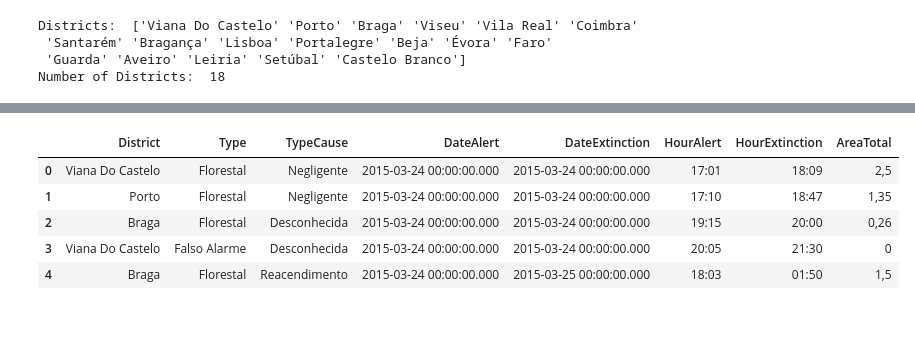
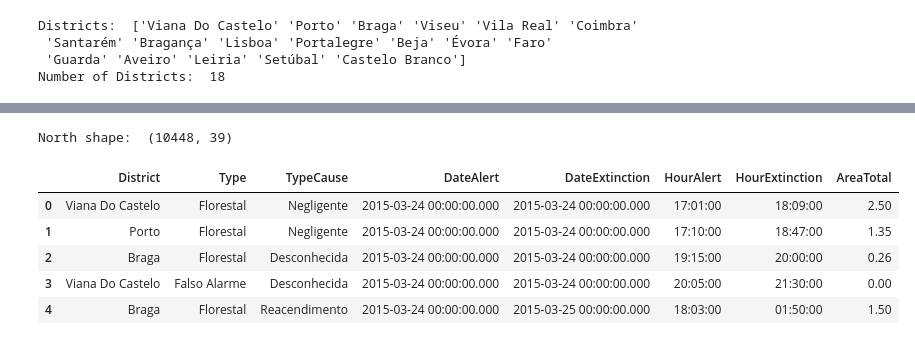
Before and after one commit to Sandokhan/mdse-stats, a Jupyter notebook: wildfire.ipynb, the cells around one changed output, grey strips where cells are left out. Drawn from its saved outputs; the diff is of its cells as text; code cells hidden in the pictures.

Commit message:
Start to fix and modeling dataset

```diff
--- a/wildfire.ipynb
+++ b/wildfire.ipynb
@@ -31,0 +28,6 @@ df.tail()
+# %%
+# Load and Read dataset
+df = pd.read_excel('datasets/wildfire.xlsx')
+
+#Checking dataset head
+df.head()
@@ -82,0 +106,4 @@ north.head()
+# %%
+df_stg = df.query("Distrito in @Northen")
+df_stg.reset_index(inplace=True)
+df_stg.head()
@@ -83,13 +118,19 @@ north.head()
+# %%
+# Inspecting stg shape
+print("North shape: ", df_stg.shape)
+# %% [output]
+North shape:  (10448, 39)
 # %%
+# Slicing Dataset
 columns = ['Distrito','Tipo', 'TipoCausa', 'DataAlerta','DataExtincao','HoraAlerta','HoraExtincao','AA_Total (pov+mato+agric) (ha)']
 names =  ['District','Type', 'TypeCause', 'DateAlert', 'DateExtinction', 'HourAlert', 'HourExtinction', 'AreaTotal']
-df_stg = north[columns].copy(deep=True)
-df_stg.columns = names
-df_stg.head()
+north = df_stg[columns].copy(deep=True)
+north.columns = names
+north.head()
 # %% [output]
 |  | District | Type | TypeCause | DateAlert | DateExtinction | HourAlert | HourExtinction | AreaTotal |
-| 0 | Viana Do Castelo | Florestal | Negligente | 2015-03-24 00:00:00.000 | 2015-03-24 00:00:00.000 | 17:01 | 18:09 | 2,5 |
-| 1 | Porto | Florestal | Negligente | 2015-03-24 00:00:00.000 | 2015-03-24 00:00:00.000 | 17:10 | 18:47 | 1,35 |
-| 2 | Braga | Florestal | Desconhecida | 2015-03-24 00:00:00.000 | 2015-03-24 00:00:00.000 | 19:15 | 20:00 | 0,26 |
-| 3 | Viana Do Castelo | Falso Alarme | Desconhecida | 2015-03-24 00:00:00.000 | 2015-03-24 00:00:00.000 | 20:05 | 21:30 | 0 |
-| 4 | Braga | Florestal | Reacendimento | 2015-03-24 00:00:00.000 | 2015-03-25 00:00:00.000 | 18:03 | 01:50 | 1,5 |
+| 0 | Viana Do Castelo | Florestal | Negligente | 2015-03-24 00:00:00.000 | 2015-03-24 00:00:00.000 | 17:01:00 | 18:09:00 | 2.50 |
+| 1 | Porto | Florestal | Negligente | 2015-03-24 00:00:00.000 | 2015-03-24 00:00:00.000 | 17:10:00 | 18:47:00 | 1.35 |
+| 2 | Braga | Florestal | Desconhecida | 2015-03-24 00:00:00.000 | 2015-03-24 00:00:00.000 | 19:15:00 | 20:00:00 | 0.26 |
+| 3 | Viana Do Castelo | Falso Alarme | Desconhecida | 2015-03-24 00:00:00.000 | 2015-03-24 00:00:00.000 | 20:05:00 | 21:30:00 | 0.00 |
+| 4 | Braga | Florestal | Reacendimento | 2015-03-24 00:00:00.000 | 2015-03-25 00:00:00.000 | 18:03:00 | 01:50:00 | 1.50 |
```
Also changed, not shown: parts of 21 cells of this notebook.
